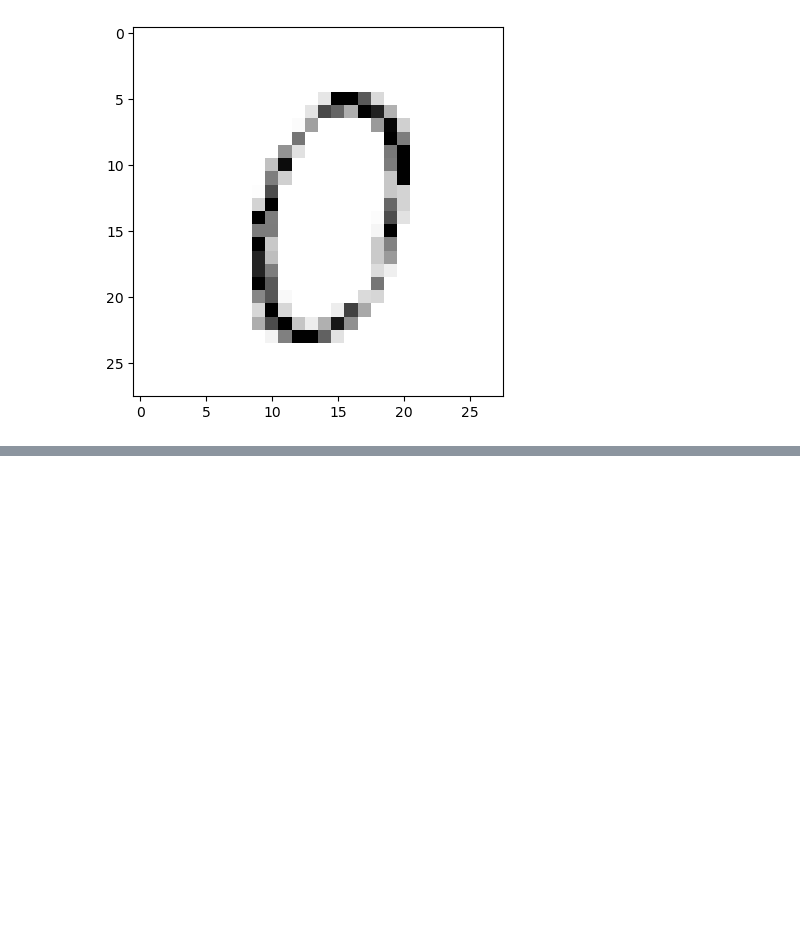
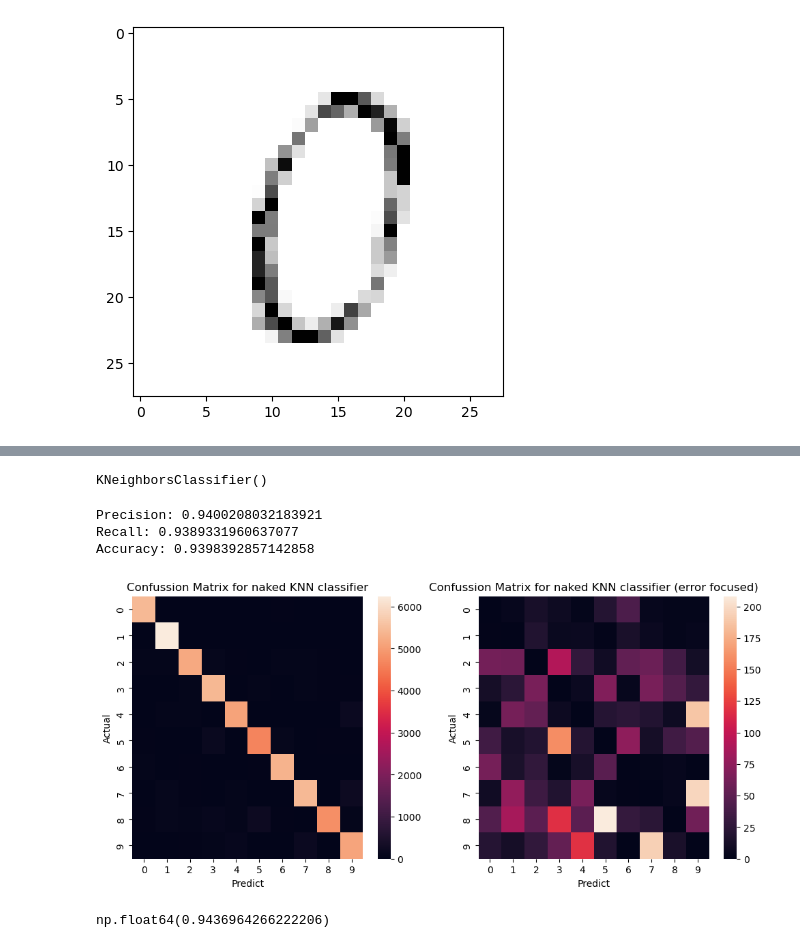
Before and after one commit to OriolPalacios/hands-on-ml-exercises, a Jupyter notebook: notebooks/third_chapter.ipynb, the cells around one changed output, grey strips where cells are left out. Cells and saved outputs as stored; diff of their text form; code cells hidden in the pictures; blank space fills up the shorter version.

```diff
--- a/notebooks/third_chapter.ipynb
+++ b/notebooks/third_chapter.ipynb
@@ -486,0 +510,10 @@ plt.imshow(clean_digit.reshape(28,28), cmap='binary')
+# %%
+knn_clf = KNeighborsClassifier()
+knn_clf.fit(X_train, y_train)
+# %% [output]
+KNeighborsClassifier()
+# %%
+from sklearn.preprocessing import StandardScaler
+
+scaler = StandardScaler()
+X_train_scaled = scaler.fit_transform(X_train)
@@ -486,0 +524,6 @@ plt.imshow(clean_digit.reshape(28,28), cmap='binary')
+# %%
+y_train_knn_predict_labels = cross_val_predict(knn_clf, X_train_scaled, y_train, cv=3, method='predict')
+# %%
+from sklearn.metrics import confusion_matrix, accuracy_score, precision_score, f1_score, recall_score
+
+conf_mx_labels = confusion_matrix(y_train, y_train_knn_predict_labels)
@@ -486,0 +534,29 @@ plt.imshow(clean_digit.reshape(28,28), cmap='binary')
+# %%
+print(f'Precision: {precision_knn}')
+print(f'Recall: {recall_knn}')
+print(f'Accuracy: {accuracy_score_knn}')
+# %% [output]
+Precision: 0.9400208032183921
+Recall: 0.9389331960637077
+Accuracy: 0.9398392857142858
+# %%
+import numpy as np
+conf_mx_labels_error_focused = conf_mx_labels.copy()
+np.fill_diagonal(conf_mx_labels_error_focused, 0)
+# %%
+import seaborn as sns
+import matplotlib.pyplot as plt
+fig, ax = plt.subplots(1,2, figsize=(12,5))
+plt.subplot(1,2,1)
+plt.title('Confussion Matrix for naked KNN classifier')
+sns.heatmap(conf_mx_labels)
+plt.xlabel('Predict')
+plt.ylabel('Actual')
+plt.subplot(1,2,2)
+plt.title('Confussion Matrix for naked KNN classifier (error focused)')
+sns.heatmap(conf_mx_labels_error_focused)
+plt.xlabel('Predict')
+plt.ylabel('Actual')
+plt.show()
+# %% [output]
+[figure, added]
@@ -486,0 +594,4 @@ plt.imshow(clean_digit.reshape(28,28), cmap='binary')
+# %%
+grid_search_knn_clf.best_score_
+# %% [output]
+np.float64(0.9436964266222206)
```
Also changed, not shown: parts of 50 cells of this notebook.
